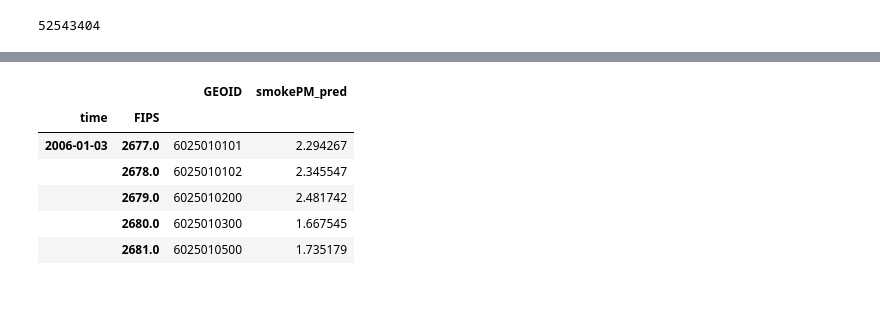
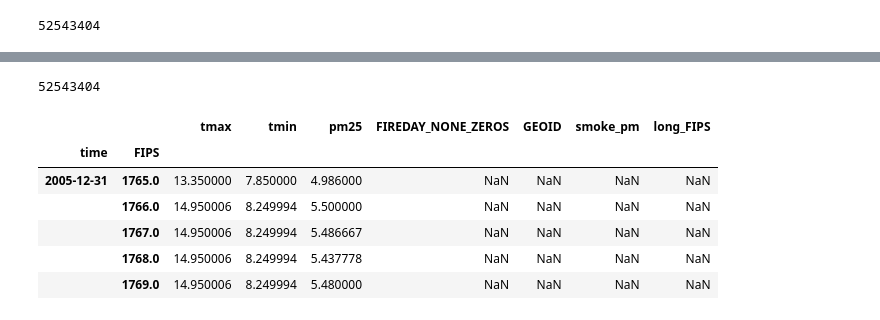
Before and after one commit to NSAPH-Projects/concurrence-climate-hazards, a Jupyter notebook: merge_data.ipynb, the cells around one changed output, grey strips where cells are left out. Cells and saved outputs as stored; diff of their text form; code cells hidden in the pictures.

Commit message:
merge reaggregated smoke_pm data

```diff
--- a/merge_data.ipynb
+++ b/merge_data.ipynb
@@ -275,3 +275,5 @@ smoke_df = pd.read_parquet("outputs/smoke_pm25_predicted_with_fips.parquet")
+# %%
+smoke_df = pd.read_csv("data/smoke_pm/smoke_pm_all_time_2020_map.csv", parse_dates=['date'])
 # %%
 df.head()
 # %% [output]
@@ -292,0 +295,4 @@ len(smoke_df)
+# %%
+crosswalk = pd.read_csv("data/fips_crosswalk_merged_county.csv", usecols = ["long_FIPS", "FIPS"])
+# %%
+smoke_df = smoke_df.merge(crosswalk, left_on=["GEOID"], right_on=["long_FIPS"])
@@ -292,0 +303,2 @@ len(smoke_df)
+# %%
+smoke_df = smoke_df.rename(columns={'date':'time'})
@@ -295,10 +347,0 @@ smoke_df = smoke_df.groupby(["time","FIPS"]).max()
-# %%
-smoke_df.head()
-# %% [output]
-|  |  | GEOID | smokePM_pred |
-| time | FIPS |  |  |
-| 2006-01-03 | 2677.0 | 6025010101 | 2.294267 |
-|  | 2678.0 | 6025010102 | 2.345547 |
-|  | 2679.0 | 6025010200 | 2.481742 |
-|  | 2680.0 | 6025010300 | 1.667545 |
-|  | 2681.0 | 6025010500 | 1.735179 |
@@ -306,0 +348,14 @@ merged = df.join(smoke_df)
+# %%
+len(merged)
+# %% [output]
+52543404
+# %%
+merged.head()
+# %% [output]
+|  |  | tmax | tmin | pm25 | FIREDAY_NONE_ZEROS | GEOID | smoke_pm | long_FIPS |
+| time | FIPS |  |  |  |  |  |  |  |
+| 2005-12-31 | 1765.0 | 13.350000 | 7.850000 | 4.986000 | NaN | NaN | NaN | NaN |
+|  | 1766.0 | 14.950006 | 8.249994 | 5.500000 | NaN | NaN | NaN | NaN |
+|  | 1767.0 | 14.950006 | 8.249994 | 5.486667 | NaN | NaN | NaN | NaN |
+|  | 1768.0 | 14.950006 | 8.249994 | 5.437778 | NaN | NaN | NaN | NaN |
+|  | 1769.0 | 14.950006 | 8.249994 | 5.480000 | NaN | NaN | NaN | NaN |
```
Also changed, not shown: parts of 25 cells of this notebook.
